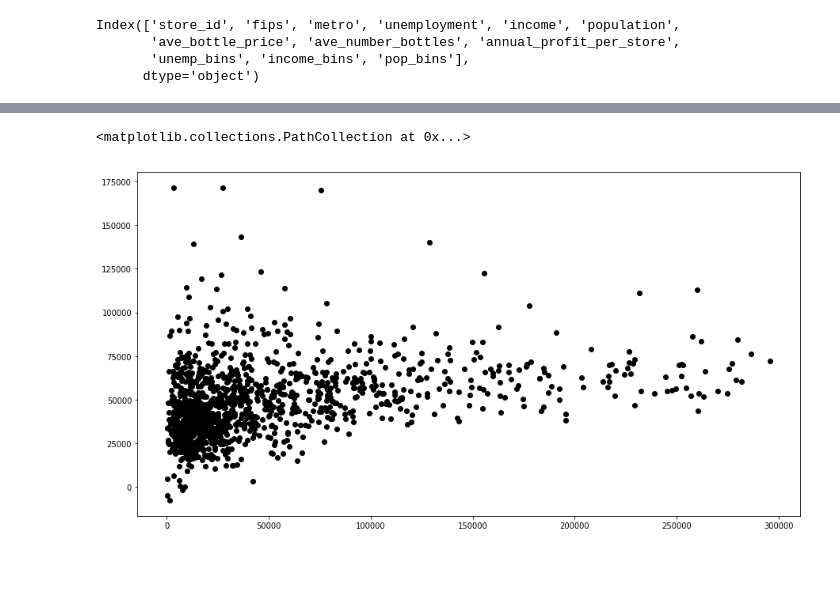
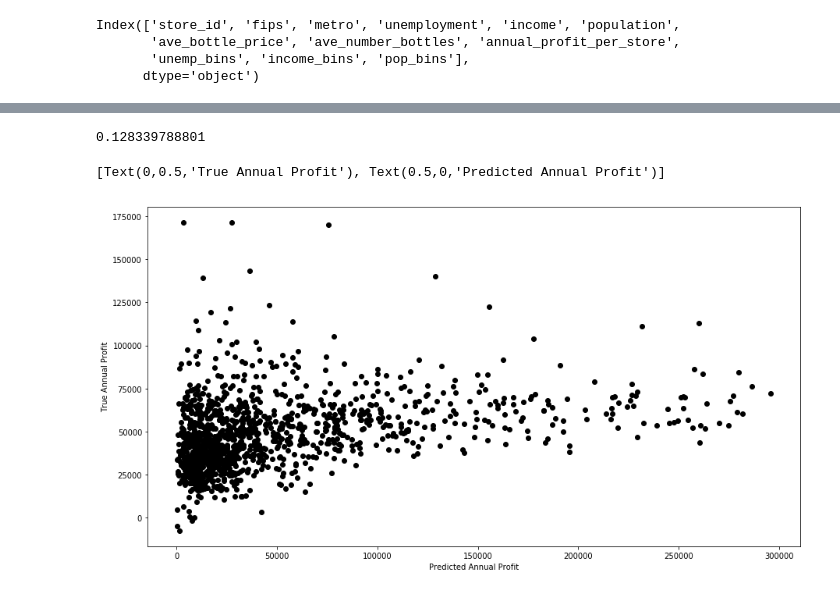
Before and after one commit to austinlasseter/Iowa_Liquor, a Jupyter notebook: code/5 - Evaluating the Model Performance.ipynb, the cells around one changed output, grey strips where cells are left out. Saved outputs shown, nothing was run; the diff lists cells and outputs as text; code cells hidden in the pictures; blank space fills up the shorter version.

```diff
--- a/code/5 - Evaluating the Model Performance.ipynb
+++ b/code/5 - Evaluating the Model Performance.ipynb
@@ -32,0 +50,4 @@ true = dep
+# %%
+# What's the distribution of our predicted values?
+preds=pd.DataFrame(predicted)
+preds.describe()
@@ -33,19 +64,21 @@ true = dep
+# %%
+# This is our R-sqsuared score: we explain about 12% of the variability in the out
+print(slr.score(indep, dep))
+# %% [output]
+0.128339788801
 # %%
 # create a figure
 fig = plt.figure(figsize=(15,7))
 fig.set_figheight(8)
 fig.set_figwidth(15)
 
 # get the axis
 ax = fig.gca()
 
 # plot it
-ax.scatter(x=dep, y=predicted, c='k')
-#ax.plot(stores['X'], stores['Linear_Yhat'], color='k');
-
-# iterate over predictions
-#for _, row in stores.iterrows():
- #   plt.plot((row['X'], row['X']), (row['Y'], row['Linear_Yhat']), 'r-')
+ax.scatter(x=dep, y=preds, c='k')
+ax.set(xlabel='Predicted Annual Profit', ylabel='True Annual Profit')
+# ax.plot(stores['annual_profit_per_store'], preds, color='b');
 # %% [output]
-<matplotlib.collections.PathCollection at 0x...>
+[Text(0,0.5,'True Annual Profit'), Text(0.5,0,'Predicted Annual Profit')]
-[figure, old version]
+[figure, new version]
```
Also changed, not shown: parts of 18 cells of this notebook.
